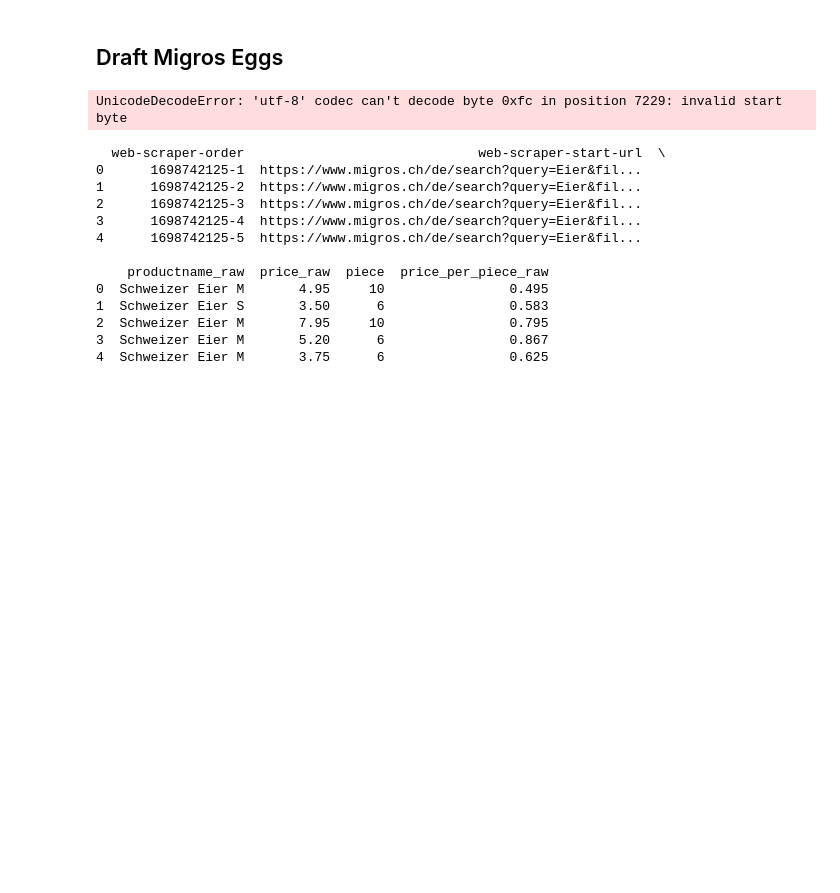
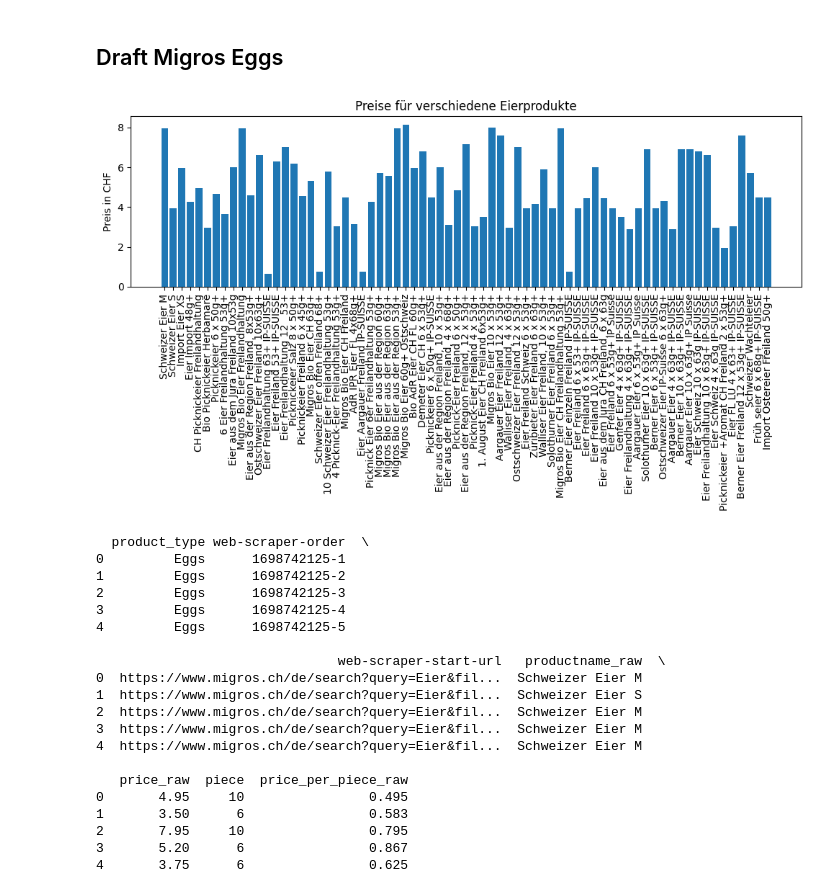
Before and after one commit to husicabe/groceries, a Jupyter notebook: Eggs/Eggs.ipynb, the cells around one changed output. Drawn from its saved outputs; the diff is of its cells as text; code cells hidden in the pictures; blank space fills up the shorter version.

```diff
--- a/Eggs/Eggs.ipynb
+++ b/Eggs/Eggs.ipynb
@@ -5,40 +5,46 @@
 # %%
 import pandas as pd
 import matplotlib.pyplot as plt
 
-# Daten laden
-df = pd.read_csv('Draft_Migros_Eggs.csv', delimiter=';')
+# Daten laden mit dem Zeichensatz 'ISO-8859-1'
+df = pd.read_csv('Draft_Migros_Eggs.csv', delimiter=';', encoding='ISO-8859-1')
 
-# Preisdaten von String zu Float konvertieren
-df["price_raw"] = df["price_raw"].apply(lambda x: float(x.replace(',', '.')))
+# Preisdaten von String zu Float konvertieren (nur für nicht-leere Zeichenketten)
+df["price_raw"] = df["price_raw"].apply(lambda x: float(x.replace(',', '.')) if isinstance(x, str) else x)
 
 # Ein einfaches Balkendiagramm erstellen
 plt.figure(figsize=(10, 6))
 plt.bar(df["productname_raw"], df["price_raw"])
-plt.xlabel('Produktname')
-plt.ylabel('Preis')
+plt.ylabel('Preis in CHF')
 plt.title('Preise für verschiedene Eierprodukte')
 plt.xticks(rotation=90)  # Produktbezeichnungen drehen, um Platz zu sparen
 plt.tight_layout()
 
 # Diagramm anzeigen
 plt.show()
 # %% [output]
-UnicodeDecodeError: 'utf-8' codec can't decode byte 0xfc in position 7229: invalid start byte
+[figure, added]
 # %%
 # Die ersten paar Zeilen der Daten als Tabelle anzeigen
 print(df.head())
 # %% [output]
-  web-scraper-order                              web-scraper-start-url  \
-0      1698742125-1  https://www.migros.ch/de/search?query=Eier&fil...
-1      1698742125-2  https://www.migros.ch/de/search?query=Eier&fil...
-2      1698742125-3  https://www.migros.ch/de/search?query=Eier&fil...
-3      1698742125-4  https://www.migros.ch/de/search?query=Eier&fil...
-4      1698742125-5  https://www.migros.ch/de/search?query=Eier&fil...
+  product_type web-scraper-order  \
+0         Eggs      1698742125-1
+1         Eggs      1698742125-2
+2         Eggs      1698742125-3
+3         Eggs      1698742125-4
+4         Eggs      1698742125-5
 
-    productname_raw  price_raw  piece  price_per_piece_raw
-0  Schweizer Eier M       4.95     10                0.495
-1  Schweizer Eier S       3.50      6                0.583
-2  Schweizer Eier M       7.95     10                0.795
-3  Schweizer Eier M       5.20      6                0.867
-4  Schweizer Eier M       3.75      6                0.625
+                               web-scraper-start-url   productname_raw  \
+0  https://www.migros.ch/de/search?query=Eier&fil...  Schweizer Eier M
+1  https://www.migros.ch/de/search?query=Eier&fil...  Schweizer Eier S
+2  https://www.migros.ch/de/search?query=Eier&fil...  Schweizer Eier M
+3  https://www.migros.ch/de/search?query=Eier&fil...  Schweizer Eier M
+4  https://www.migros.ch/de/search?query=Eier&fil...  Schweizer Eier M
+
+   price_raw  piece  price_per_piece_raw
+0       4.95     10                0.495
+1       3.50      6                0.583
+2       7.95     10                0.795
+3       5.20      6                0.867
+4       3.75      6                0.625
```
Also changed, not shown: 5 other files.
